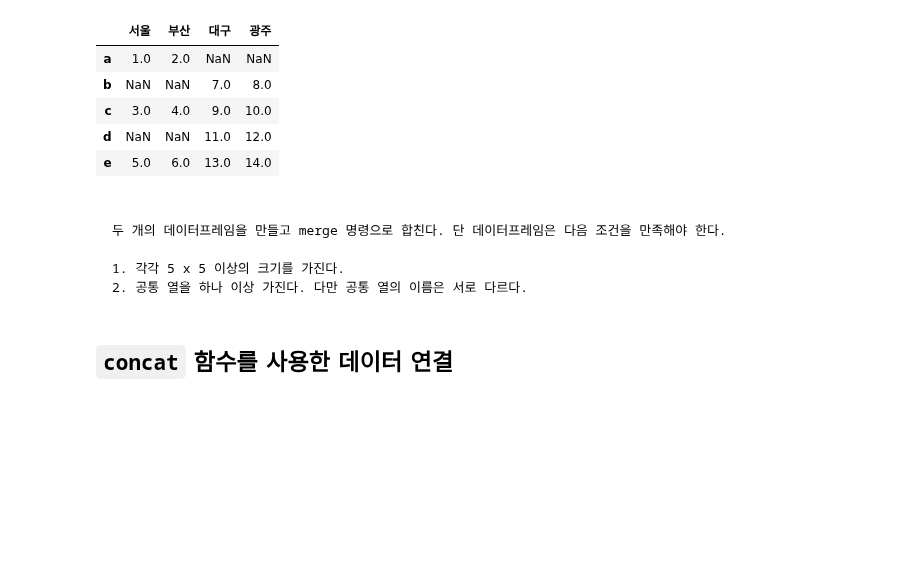
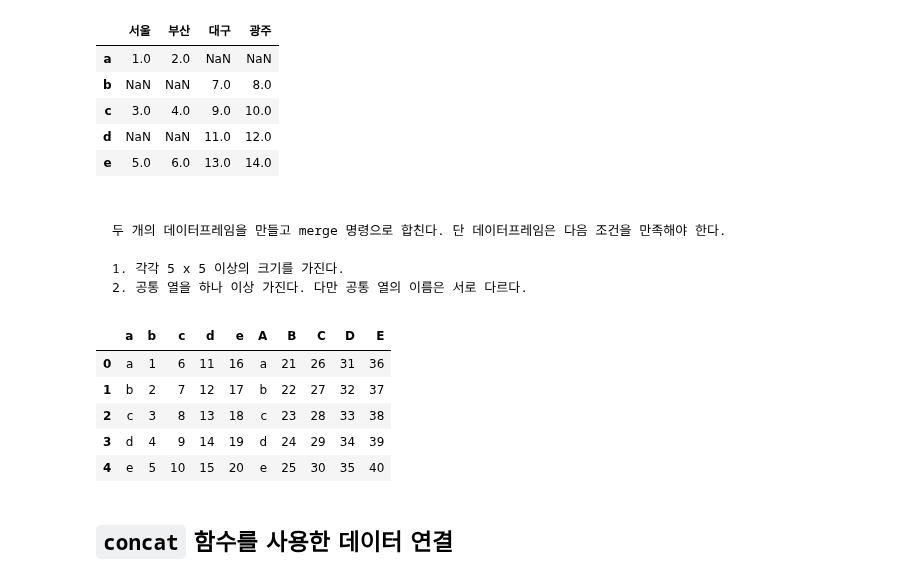
Before and after one commit to DahyeonS/Java_Python_Lecture, a Jupyter notebook: 20231228/pandas06.ipynb, the cells around one changed output. Drawn from its saved outputs; the diff is of its cells as text; code cells hidden in the pictures; blank space fills up the shorter version.

`````diff
--- a/20231228/pandas06.ipynb
+++ b/20231228/pandas06.ipynb
@@ -287,6 +287,18 @@ df1.join(df2, how='outer')
 1. 각각 5 x 5 이상의 크기를 가진다.
 2. 공통 열을 하나 이상 가진다. 다만 공통 열의 이름은 서로 다르다.
 ````
+# %%
+d1 = pd.DataFrame((np.vstack([list('abcde'), np.arange(1, 21).reshape(4, 5)])).T, columns = ['a', 'b', 'c', 'd', 'e'])
+d2 = pd.DataFrame((np.vstack([list('abcde'), np.arange(21, 41).reshape(4, 5)])).T, columns = ['A', 'B', 'C', 'D', 'E'])
+
+pd.merge(d1, d2, left_index=True, right_index=True)
+# %% [output]
+|  | a | b | c | d | e | A | B | C | D | E |
+| 0 | a | 1 | 6 | 11 | 16 | a | 21 | 26 | 31 | 36 |
+| 1 | b | 2 | 7 | 12 | 17 | b | 22 | 27 | 32 | 37 |
+| 2 | c | 3 | 8 | 13 | 18 | c | 23 | 28 | 33 | 38 |
+| 3 | d | 4 | 9 | 14 | 19 | d | 24 | 29 | 34 | 39 |
+| 4 | e | 5 | 10 | 15 | 20 | e | 25 | 30 | 35 | 40 |
 # %% [markdown]
 ## `concat` 함수를 사용한 데이터 연결
 # %% [markdown]
`````
Also changed, not shown: parts of 4 cells of this notebook.
